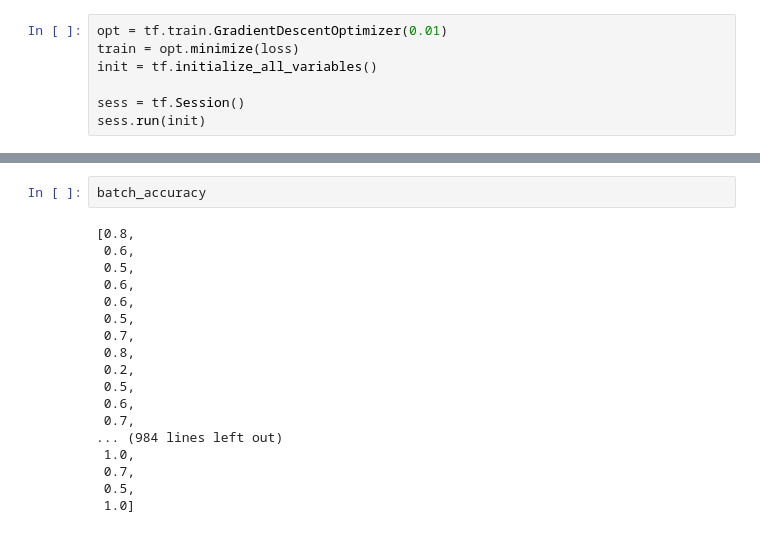
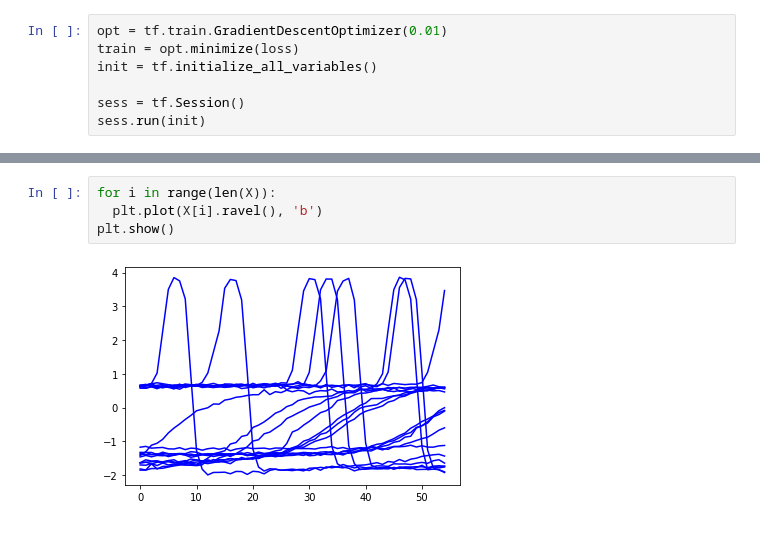
Before and after one commit to h5ng/influence_functions, a Jupyter notebook: Time_Series_Classification_with_Kernel.ipynb, the cells around one changed output, grey strips where cells are left out. Cells and saved outputs as stored; diff of their text form.

```diff
--- a/Time_Series_Classification_with_Kernel.ipynb
+++ b/Time_Series_Classification_with_Kernel.ipynb
@@ -192,20 +188,6 @@ print(result)
-# %%
-batch_accuracy
-# %% [output]
-[0.8,
- 0.6,
- 0.5,
- 0.6,
- 0.6,
- 0.5,
- 0.7,
- 0.8,
- 0.2,
- 0.5,
- 0.6,
- 0.7,
-... (984 lines left out)
- 1.0,
- 0.7,
- 0.5,
- 1.0]
+# %%
+for i in range(len(X)):
+  plt.plot(X[i].ravel(), 'b')
+plt.show()
+# %% [output]
+[figure, added]
```
Also changed, not shown: parts of 11 cells of this notebook.
